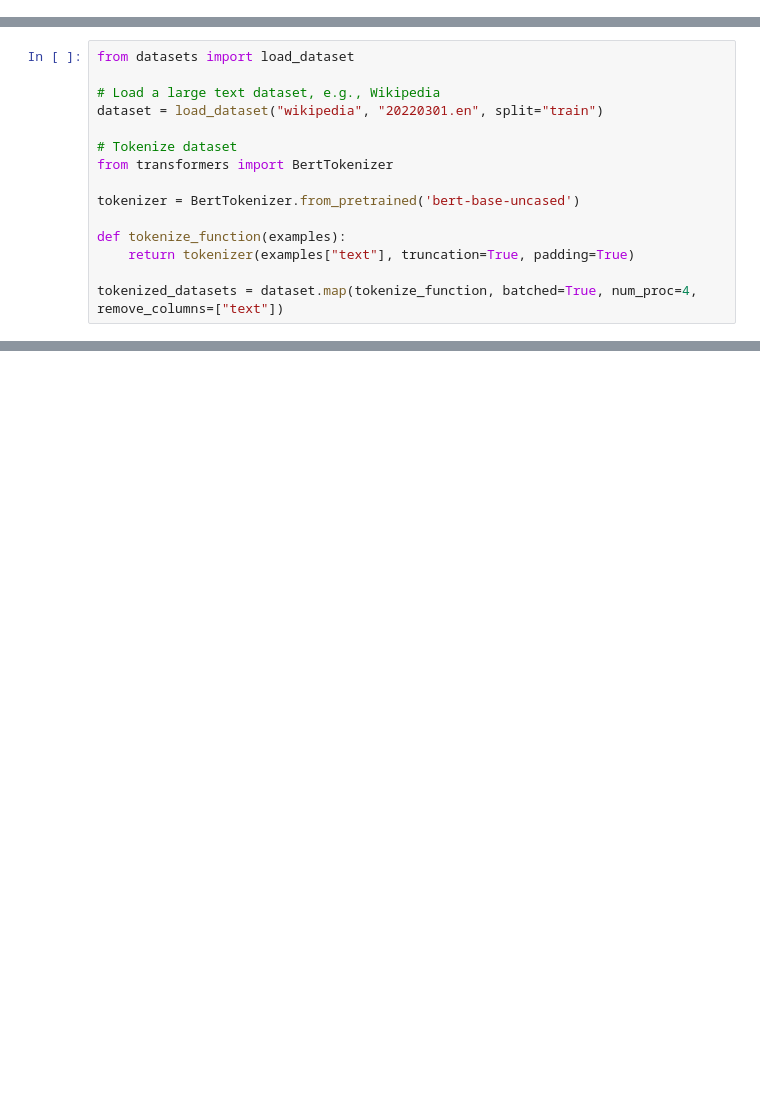
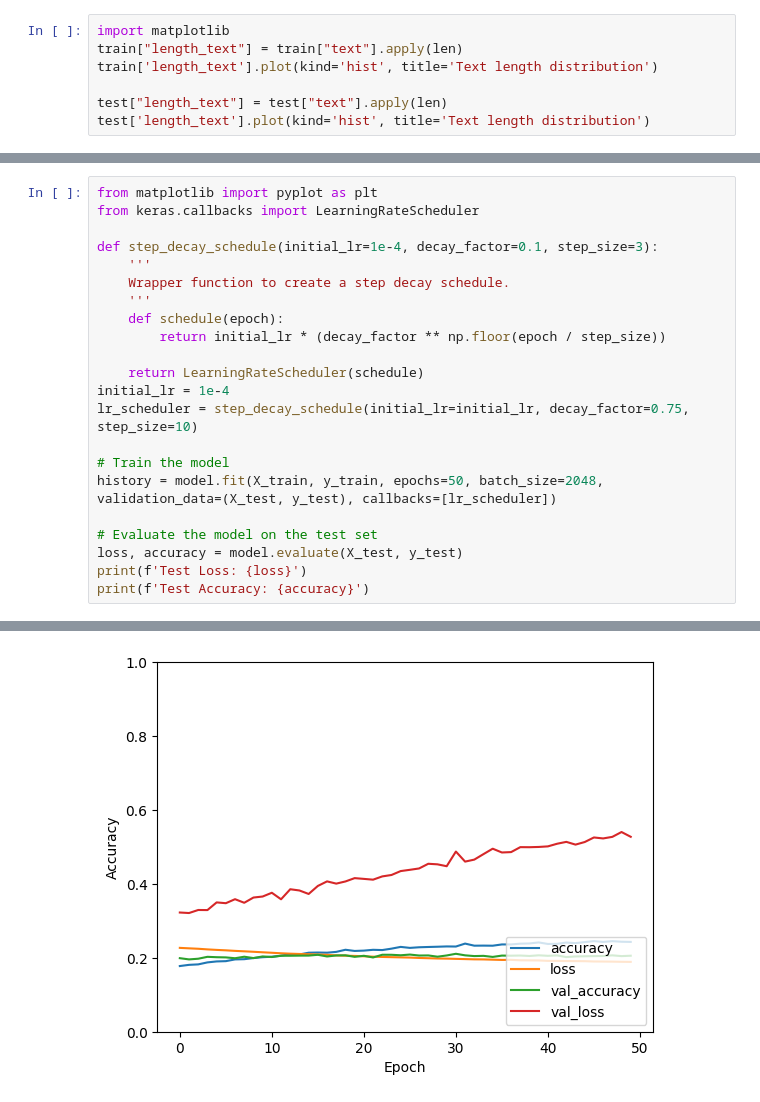
Before and after one commit to sebdg/SebLLama-Notebooks, a Jupyter notebook: Emotions/EmotionsClassifier.ipynb, the cells around one changed output, grey strips where cells are left out. Drawn from its saved outputs; the diff is of its cells as text; blank space fills up the shorter version.

```diff
--- a/Emotions/EmotionsClassifier.ipynb
+++ b/Emotions/EmotionsClassifier.ipynb
@@ -20,0 +52,7 @@ Note: you may need to restart the kernel to use updated packages.
+# %%
+import matplotlib
+train["length_text"] = train["text"].apply(len)
+train['length_text'].plot(kind='hist', title='Text length distribution')
+
+test["length_text"] = test["text"].apply(len)
+test['length_text'].plot(kind='hist', title='Text length distribution')
@@ -147,15 +171,0 @@ KeyboardInterrupt:
-# %%
-from datasets import load_dataset
-
-# Load a large text dataset, e.g., Wikipedia
-dataset = load_dataset("wikipedia", "20220301.en", split="train")
-
-# Tokenize dataset
-from transformers import BertTokenizer
-
-tokenizer = BertTokenizer.from_pretrained('bert-base-uncased')
-
-def tokenize_function(examples):
-    return tokenizer(examples["text"], truncation=True, padding=True)
-
-tokenized_datasets = dataset.map(tokenize_function, batched=True, num_proc=4, remove_columns=["text"])
@@ -163,0 +346,23 @@ ModuleNotFoundError: No module named 'datasets'
+# %%
+from matplotlib import pyplot as plt
+from keras.callbacks import LearningRateScheduler
+
+def step_decay_schedule(initial_lr=1e-4, decay_factor=0.1, step_size=3):
+    '''
+    Wrapper function to create a step decay schedule.
+    '''
+    def schedule(epoch):
+        return initial_lr * (decay_factor ** np.floor(epoch / step_size))
+
+    return LearningRateScheduler(schedule)
+initial_lr = 1e-4
+lr_scheduler = step_decay_schedule(initial_lr=initial_lr, decay_factor=0.75, step_size=10)
+
+# Train the model
+history = model.fit(X_train, y_train, epochs=50, batch_size=2048, validation_data=(X_test, y_test), callbacks=[lr_scheduler])
+
+# Evaluate the model on the test set
+loss, accuracy = model.evaluate(X_test, y_test)
+print(f'Test Loss: {loss}')
+print(f'Test Accuracy: {accuracy}')
+# %% [output]
@@ -163,0 +386 @@ ModuleNotFoundError: No module named 'datasets'
+[figure, added]
```
Also changed, not shown: parts of 20 cells of this notebook, 6 other files.
